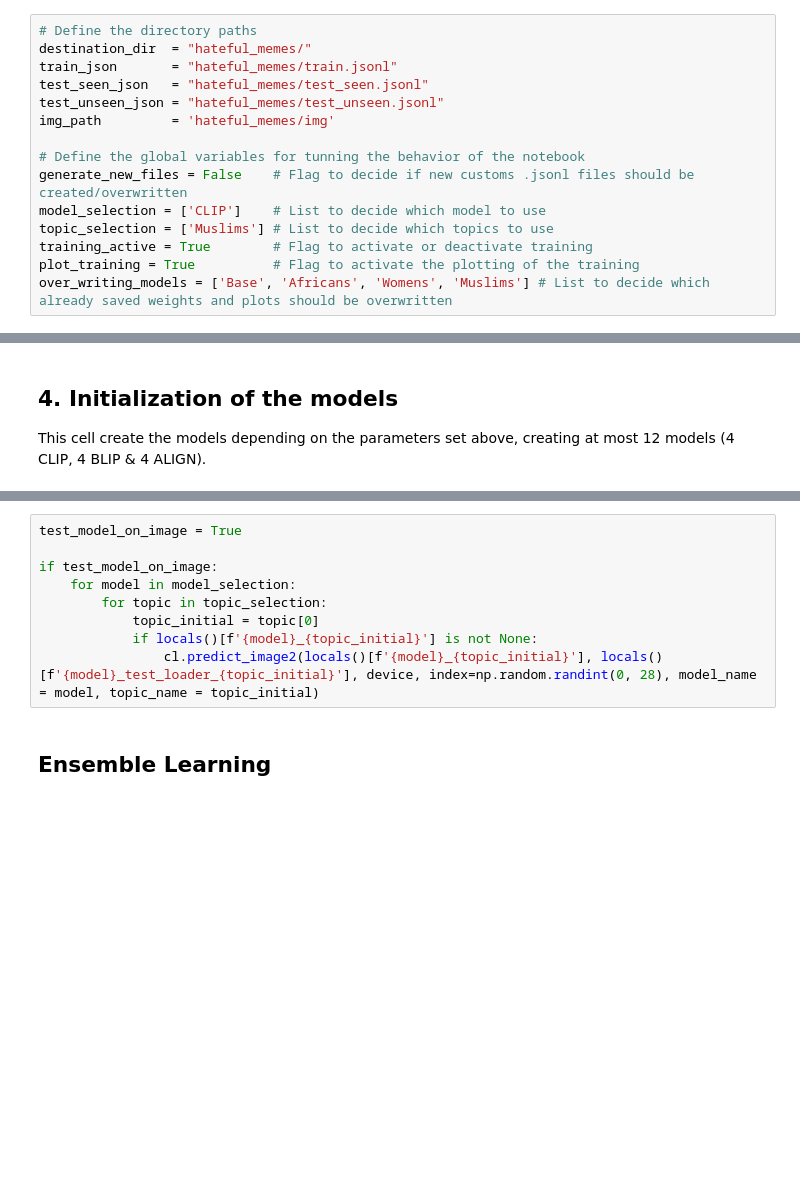
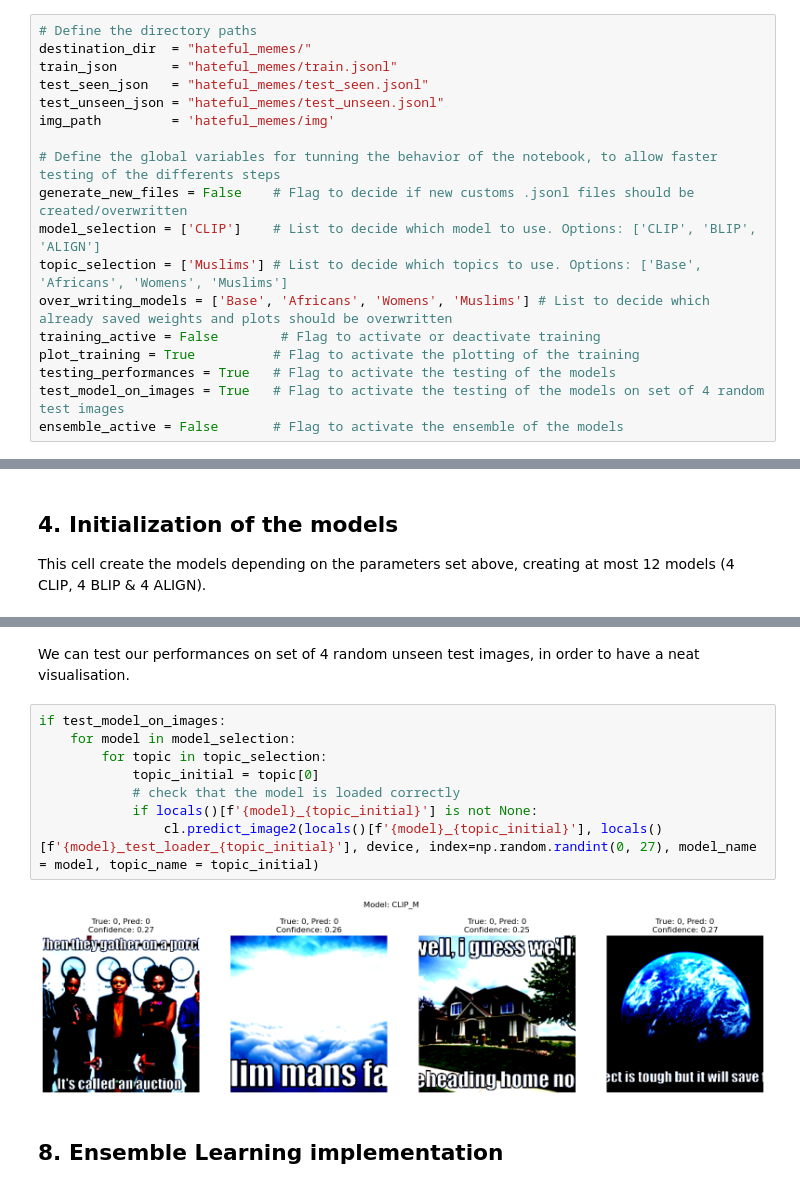
Before and after one commit to PatateMagique/DeepLearning_HateSpeech, a Jupyter notebook: main.ipynb, the cells around one changed output, grey strips where cells are left out. Saved outputs shown, nothing was run; the diff lists cells and outputs as text; blank space fills up the shorter version.

```diff
--- a/main.ipynb
+++ b/main.ipynb
@@ -67,13 +67,16 @@ test_seen_json   = "hateful_memes/test_seen.jsonl"
 test_unseen_json = "hateful_memes/test_unseen.jsonl"
 img_path         = 'hateful_memes/img'
 
-# Define the global variables for tunning the behavior of the notebook
+# Define the global variables for tunning the behavior of the notebook, to allow faster testing of the differents steps
 generate_new_files = False    # Flag to decide if new customs .jsonl files should be created/overwritten
-model_selection = ['CLIP']    # List to decide which model to use
-topic_selection = ['Muslims'] # List to decide which topics to use
-training_active = True        # Flag to activate or deactivate training
+model_selection = ['CLIP']    # List to decide which model to use. Options: ['CLIP', 'BLIP', 'ALIGN']
+topic_selection = ['Muslims'] # List to decide which topics to use. Options: ['Base', 'Africans', 'Womens', 'Muslims']
+over_writing_models = ['Base', 'Africans', 'Womens', 'Muslims'] # List to decide which already saved weights and plots should be overwritten
+training_active = False        # Flag to activate or deactivate training
 plot_training = True          # Flag to activate the plotting of the training
-over_writing_models = ['Base', 'Africans', 'Womens', 'Muslims'] # List to decide which already saved weights and plots should be overwritten
+testing_performances = True   # Flag to activate the testing of the models
+test_model_on_images = True   # Flag to activate the testing of the models on set of 4 random test images
+ensemble_active = False       # Flag to activate the ensemble of the models
 # %% [markdown]
 ## 2. Generation of the custom datasets
 # %% [markdown]
@@ -397,12 +404,15 @@ if testing_performances:
+# %% [markdown]
+We can test our performances on set of 4 random unseen test images, in order to have a neat visualisation.
 # %%
-test_model_on_image = True
-
-if test_model_on_image:
+if test_model_on_images:
     for model in model_selection:
         for topic in topic_selection:
             topic_initial = topic[0]
+            # check that the model is loaded correctly
             if locals()[f'{model}_{topic_initial}'] is not None:
-                cl.predict_image2(locals()[f'{model}_{topic_initial}'], locals()[f'{model}_test_loader_{topic_initial}'], device, index=np.random.randint(0, 28), model_name = model, topic_name = topic_initial)
+                cl.predict_image2(locals()[f'{model}_{topic_initial}'], locals()[f'{model}_test_loader_{topic_initial}'], device, index=np.random.randint(0, 27), model_name = model, topic_name = topic_initial)
+# %% [output]
+[figure, added]
 # %% [markdown]
-## Ensemble Learning
+## 8. Ensemble Learning implementation
 # %%
```
Also changed, not shown: parts of 16 cells of this notebook, 1 other file.
